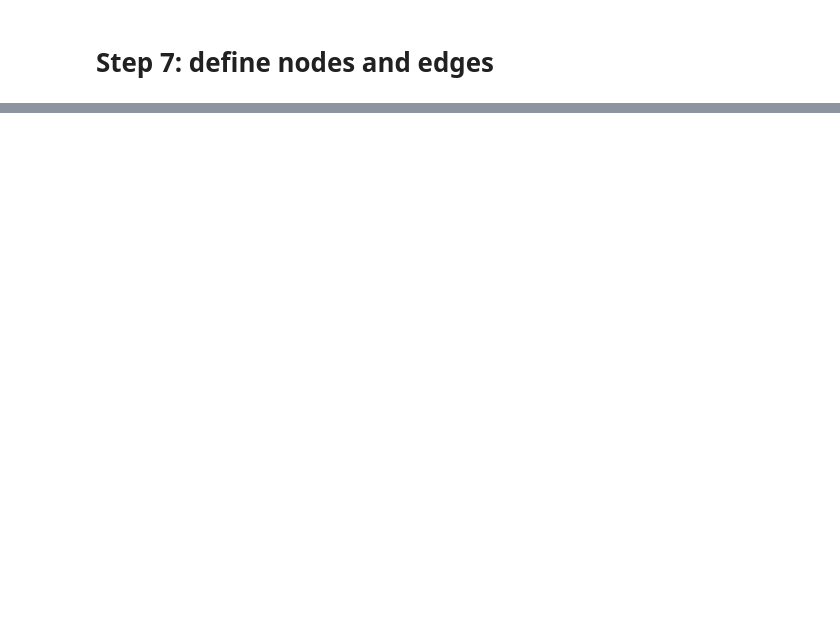
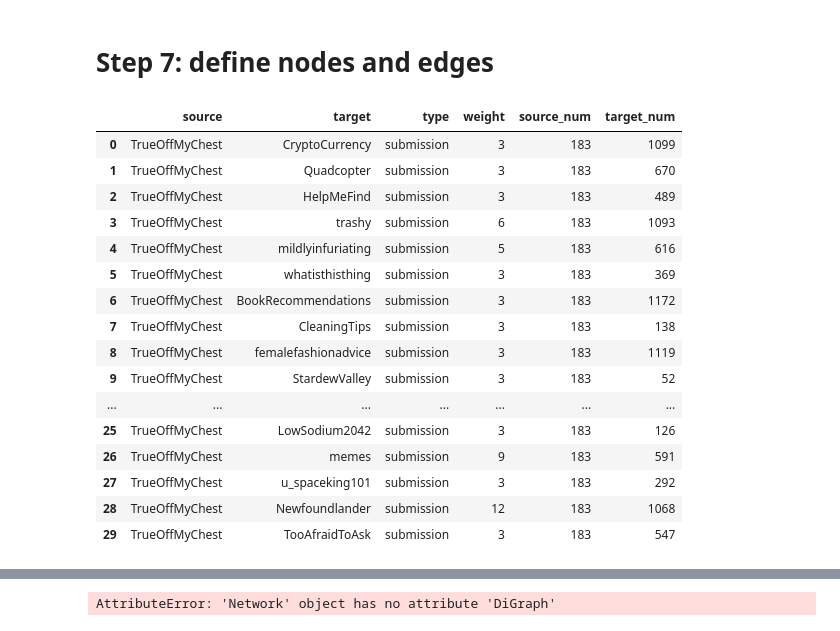
Before and after one commit to san-ha-kim/reddit-network-map, a Jupyter notebook: reddit network map prototyping.ipynb, the cells around one changed output, grey strips where cells are left out. Cells and saved outputs as stored; diff of their text form; code cells hidden in the pictures; blank space fills up the shorter version.

```diff
--- a/reddit network map prototyping.ipynb
+++ b/reddit network map prototyping.ipynb
@@ -228,0 +278,9 @@ df.to_csv(f"reddit_activity_{sub_of_interest}.csv", mode='a', header=True, index
+# %%
+d = {'weight':'sum', 'type': 'first'}
+df = df.groupby(
+    ['source','target'],
+    sort=False,
+    as_index=False
+).agg(d).reindex(columns=df.columns)
+
+display(df.head(25))
@@ -232,0 +307,30 @@ nodes =
+# %%
+s = df.source.unique().tolist()
+t = df.target.unique().tolist()
+n = list(set(s+t))
+
+nodes = {v: k for k, v in enumerate(n, 0)}
+
+df['source_num'] = df['source'].map(nodes)
+df['target_num'] = df['target'].map(nodes)
+
+display(df.head(30))
+#edge_list = [(s, t, w) for s, t, w in zip()]
+# %% [output]
+|  | source | target | type | weight | source_num | target_num |
+| 0 | TrueOffMyChest | CryptoCurrency | submission | 3 | 183 | 1099 |
+| 1 | TrueOffMyChest | Quadcopter | submission | 3 | 183 | 670 |
+| 2 | TrueOffMyChest | HelpMeFind | submission | 3 | 183 | 489 |
+| 3 | TrueOffMyChest | trashy | submission | 6 | 183 | 1093 |
+| 4 | TrueOffMyChest | mildlyinfuriating | submission | 5 | 183 | 616 |
+| 5 | TrueOffMyChest | whatisthisthing | submission | 3 | 183 | 369 |
+| 6 | TrueOffMyChest | BookRecommendations | submission | 3 | 183 | 1172 |
+| 7 | TrueOffMyChest | CleaningTips | submission | 3 | 183 | 138 |
+| 8 | TrueOffMyChest | femalefashionadvice | submission | 3 | 183 | 1119 |
+| 9 | TrueOffMyChest | StardewValley | submission | 3 | 183 | 52 |
+| ... | ... | ... | ... | ... | ... | ... |
+| 25 | TrueOffMyChest | LowSodium2042 | submission | 3 | 183 | 126 |
+| 26 | TrueOffMyChest | memes | submission | 9 | 183 | 591 |
+| 27 | TrueOffMyChest | u_spaceking101 | submission | 3 | 183 | 292 |
+| 28 | TrueOffMyChest | Newfoundlander | submission | 12 | 183 | 1068 |
+| 29 | TrueOffMyChest | TooAfraidToAsk | submission | 3 | 183 | 547 |
@@ -241,2 +349,9 @@ nx.show("nodes.html")
 # %% [output]
 [interactive output not drawn]
+# %%
+G = nx.DiGraph()
+
+G.add_nodes_from(node_list)
+G.add_edges_from(edge_list)
+# %% [output]
+AttributeError: 'Network' object has no attribute 'DiGraph'
```
Also changed, not shown: parts of 14 cells of this notebook, 1 other file.
